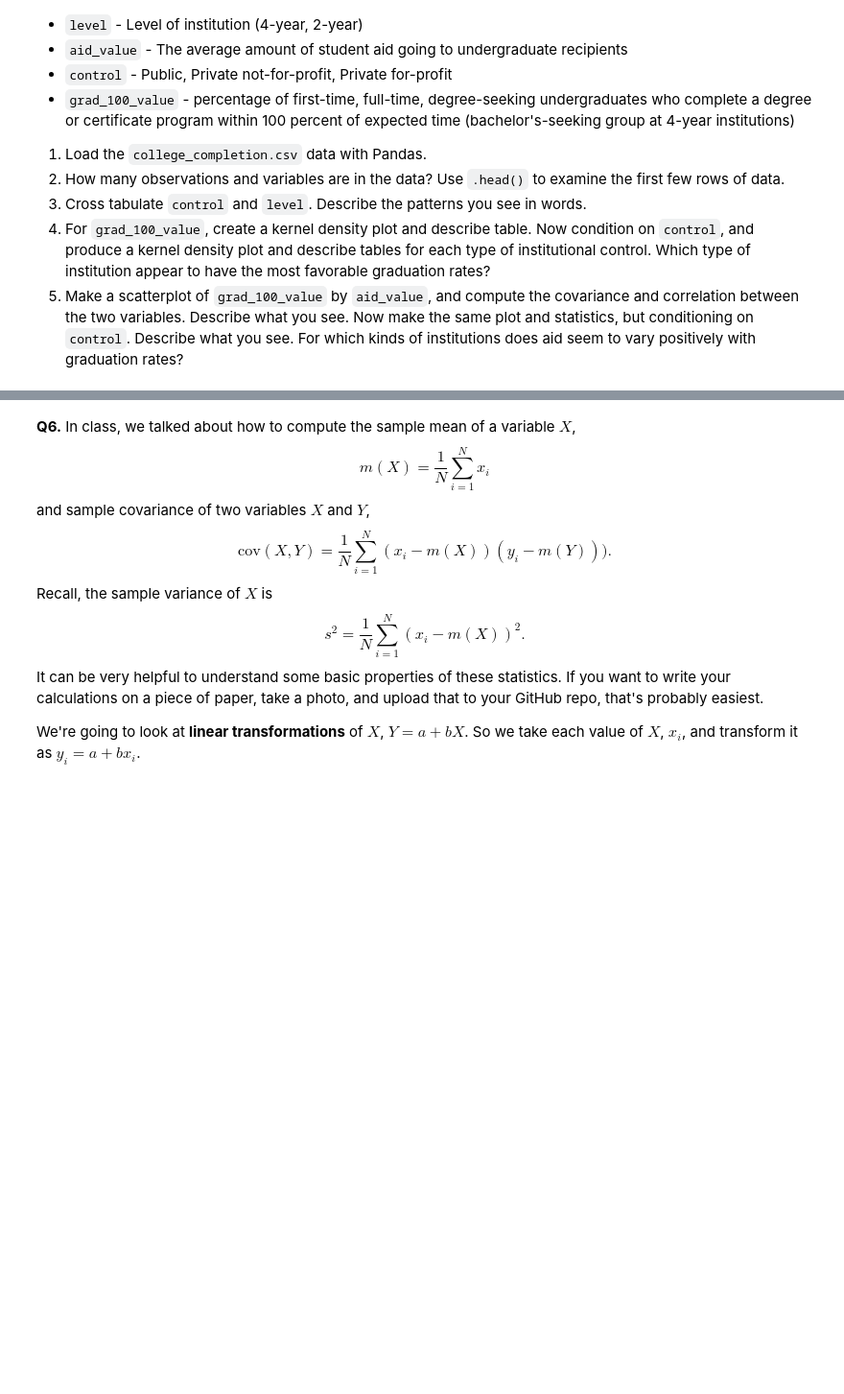
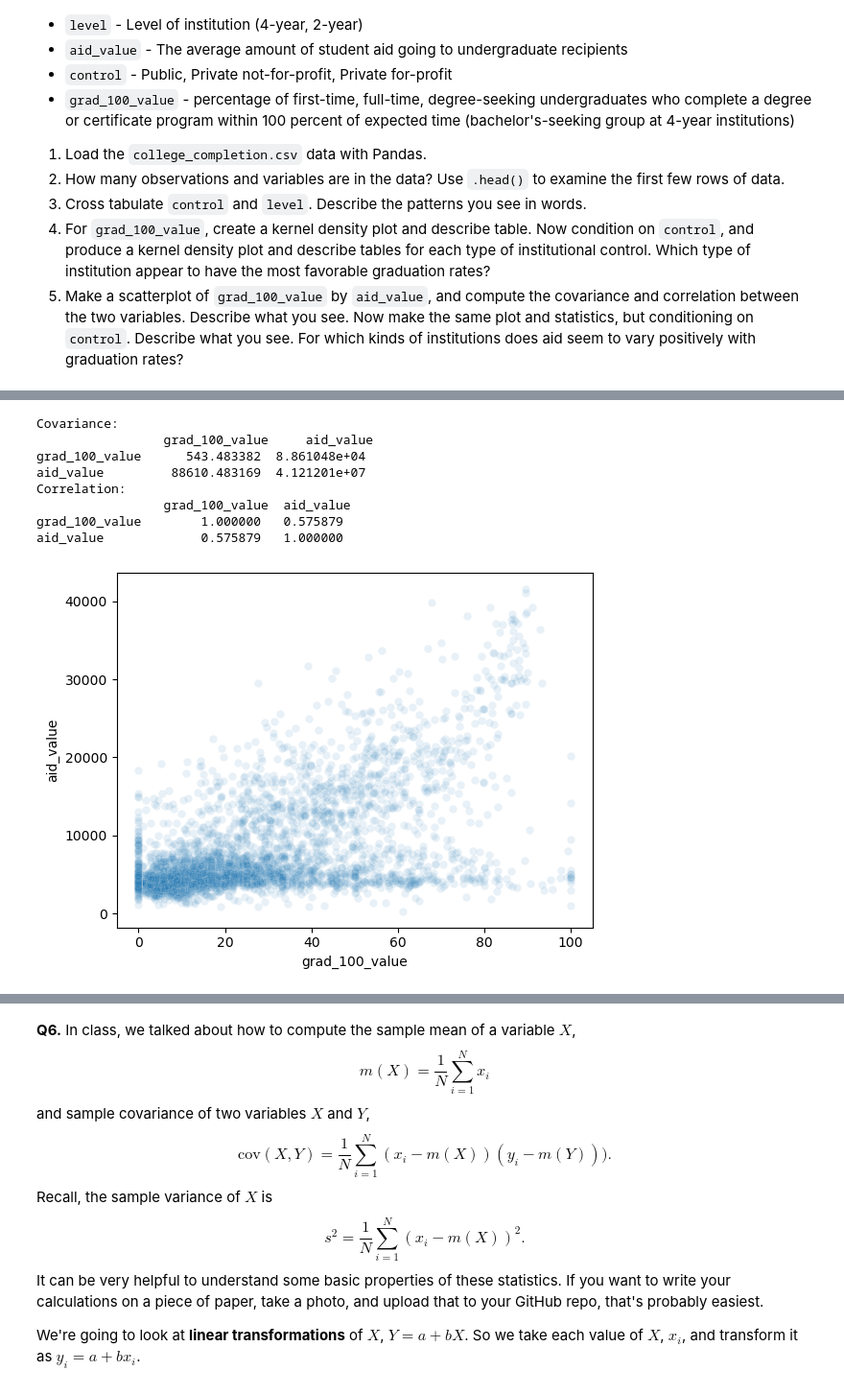
Before and after one commit to imthatpiggy/undergrad_ml_assignments, a Jupyter notebook: 01_assignment_wrangling_and_eda.ipynb, the cells around one changed output, grey strips where cells are left out. Shown at 96% size. Drawn from its saved outputs; the diff is of its cells as text; code cells hidden in the pictures; blank space fills up the shorter version.

```diff
--- a/01_assignment_wrangling_and_eda.ipynb
+++ b/01_assignment_wrangling_and_eda.ipynb
@@ -434,0 +469,19 @@ college.head()
+# %%
+#5.5
+
+sns.scatterplot(x=college['grad_100_value'], y=college['aid_value'], alpha=0.1)
+covariance = college.loc[:,['grad_100_value','aid_value']].cov(numeric_only=True)
+correlation = college.loc[:,['grad_100_value','aid_value']].corr(numeric_only=True)
+
+print('Covariance: \n', covariance)
+print('Correlation: \n',correlation)
+# %% [output]
+Covariance:
+                 grad_100_value     aid_value
+grad_100_value      543.483382  8.861048e+04
+aid_value         88610.483169  4.121201e+07
+Correlation:
+                 grad_100_value  aid_value
+grad_100_value        1.000000   0.575879
+aid_value             0.575879   1.000000
+[figure, added]
```
Also changed, not shown: parts of 9 cells of this notebook, 1 other file.
